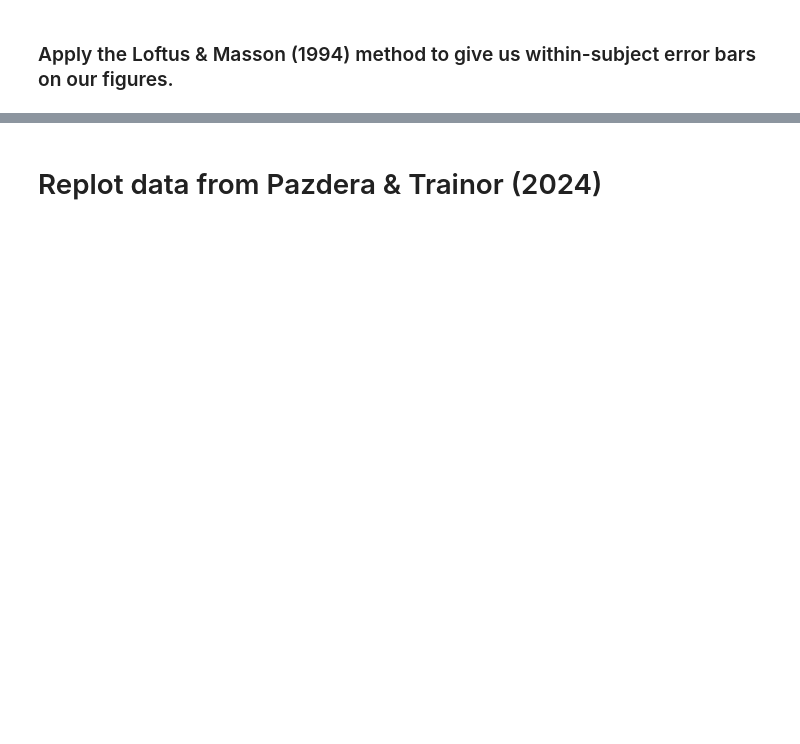
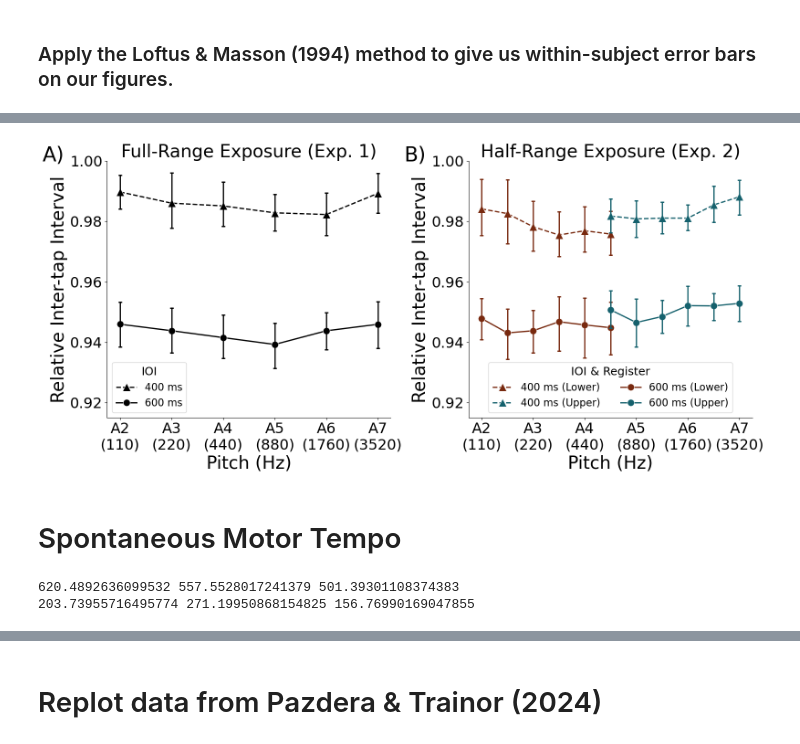
Before and after one commit to jpazdera/IllusoryMotor, a Jupyter notebook: analysis/Combined Analysis.ipynb, the cells around one changed output, grey strips where cells are left out. Cells and saved outputs as stored; diff of their text form; code cells hidden in the pictures; blank space fills up the shorter version.

```diff
--- a/analysis/Combined Analysis.ipynb
+++ b/analysis/Combined Analysis.ipynb
@@ -383,0 +346,60 @@ plt.savefig(FIGURE_PATH + 'main_results.pdf')
+# %%
+###
+# CONTINUATION
+###
+
+plt.subplot(121)
+
+# Plot data
+d = iti_means[(iti_means.register=='B') & (iti_means.ioi=='400')]
+sns.lineplot(x='pitch', y='rel_iti', data=d, color=text_color, ls='--', marker='^', lw=2, ms=13,
+             err_style='bars', err_kws=dict(capsize=3, lw=2, capthick=2), label='400 ms')
+d = iti_means[(iti_means.register=='B') & (iti_means.ioi=='600')]
+sns.lineplot(x='pitch', y='rel_iti', data=d, color=text_color, ls='-', marker='o', lw=2, ms=11,
+             err_style='bars', err_kws=dict(capsize=3, lw=2, capthick=2), label= '600 ms')
+
+# Formatting
+plt.text(27, 1, 'A)', fontsize=32)
+plt.title('Full-Range Exposure (Exp. 1)')
+plt.legend(loc='lower left', title='IOI')
+plt.xlabel('Pitch (Hz)')
+plt.xticks(range(45, 106, 12), ['A2\n(110)', 'A3\n(220)', 'A4\n(440)', 'A5\n(880)', 'A6\n(1760)', 'A7\n(3520)'])
+plt.ylabel('Relative Inter-tap Interval')
+plt.ylim(.915, 1)
+
+
+plt.subplot(122)
+
+# Plot data
+d = iti_means[(iti_means.register=='L') & (iti_means.ioi=='400')]
+sns.lineplot(x='pitch', y='rel_iti', data=d, color=color1, ls='--', marker='^', ms=13, lw=2,
+             err_style='bars', err_kws=dict(capsize=3, lw=2, capthick=2), label='400 ms (Lower)')
+d = iti_means[(iti_means.register=='U') & (iti_means.ioi=='400')]
+sns.lineplot(x='pitch', y='rel_iti', data=d, color=color2, ls='--', marker='^', ms=13,  lw=2,
+             err_style='bars', err_kws=dict(capsize=3, lw=2, capthick=2), label='400 ms (Upper)')
+
+d = iti_means[(iti_means.register=='L') & (iti_means.ioi=='600')]
+sns.lineplot(x='pitch', y='rel_iti', data=d, color=color1, ls='-', marker='o', ms=11, lw=2,
+             err_style='bars', err_kws=dict(capsize=3, lw=2, capthick=2), label='600 ms (Lower)')
+d = iti_means[(iti_means.register=='U') & (iti_means.ioi=='600')]
+sns.lineplot(x='pitch', y='rel_iti', data=d, color=color2, ls='-', marker='o', ms=11, lw=2,
+             err_style='bars', err_kws=dict(capsize=3, lw=2, capthick=2), label='600 ms (Upper)')
+
+# Formatting
+plt.text(27, 1, 'B)', fontsize=32)
+plt.title('Half-Range Exposure (Exp. 2)')
+plt.legend(loc='lower center', title='IOI & Register', ncol=2)
+plt.xlabel('Pitch (Hz)')
+plt.xticks(range(45, 106, 12), ['A2\n(110)', 'A3\n(220)', 'A4\n(440)', 'A5\n(880)', 'A6\n(1760)', 'A7\n(3520)'])
+plt.ylabel('Relative Inter-tap Interval')
+plt.ylim(.915, 1)
+
+
+plt.gcf().set_size_inches(16, 7.5)
+plt.tight_layout()
+plt.savefig(FIGURE_PATH + 'rel_iti.svg')
+plt.savefig(FIGURE_PATH + 'rel_iti.pdf')
+# %% [output]
+[figure, added]
+# %% [markdown]
+# Spontaneous Motor Tempo
@@ -383,0 +409,6 @@ plt.savefig(FIGURE_PATH + 'main_results.pdf')
+# %%
+print(np.mean(subj_smeans[subj_smeans.register=='B'].smt), np.mean(subj_smeans[subj_smeans.register=='L'].smt), np.mean(subj_smeans[subj_smeans.register=='U'].smt))
+print(np.std(subj_smeans[subj_smeans.register=='B'].smt), np.std(subj_smeans[subj_smeans.register=='L'].smt), np.std(subj_smeans[subj_smeans.register=='U'].smt))
+# %% [output]
+620.4892636099532 557.5528017241379 501.39301108374383
+203.73955716495774 271.19950868154825 156.76990169047855
```
Also changed, not shown: parts of 23 cells of this notebook, 22 other files.
